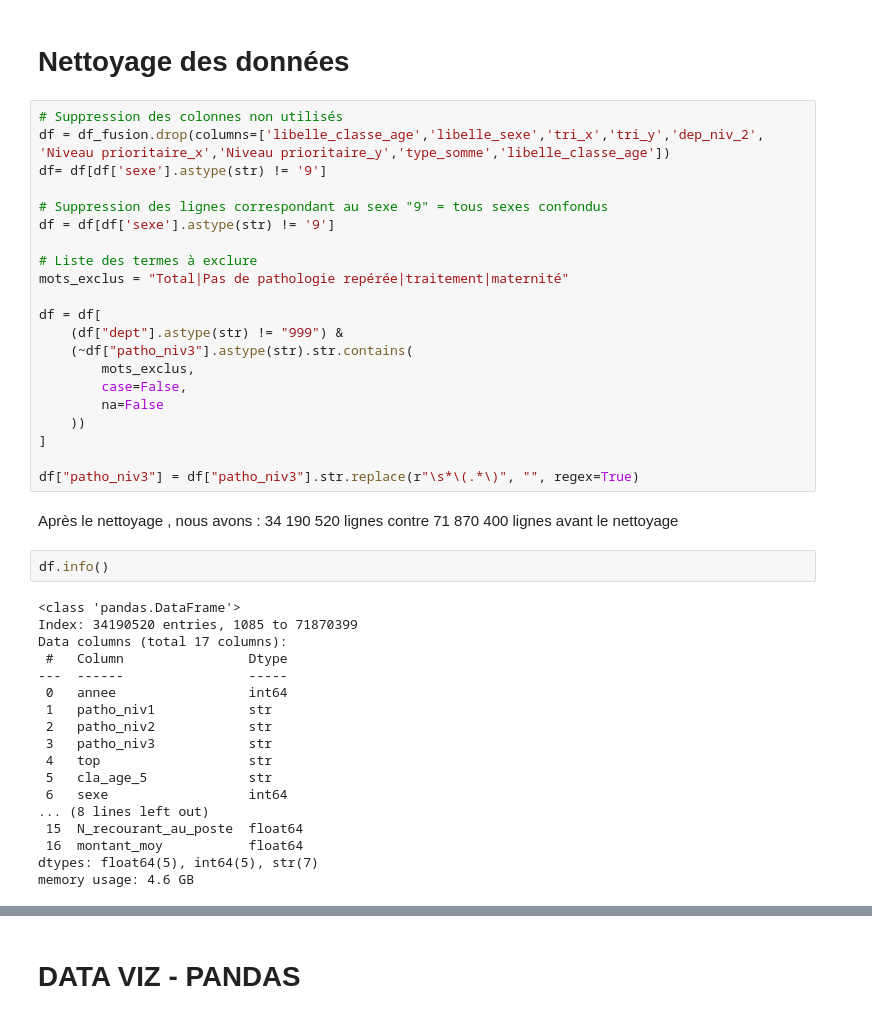
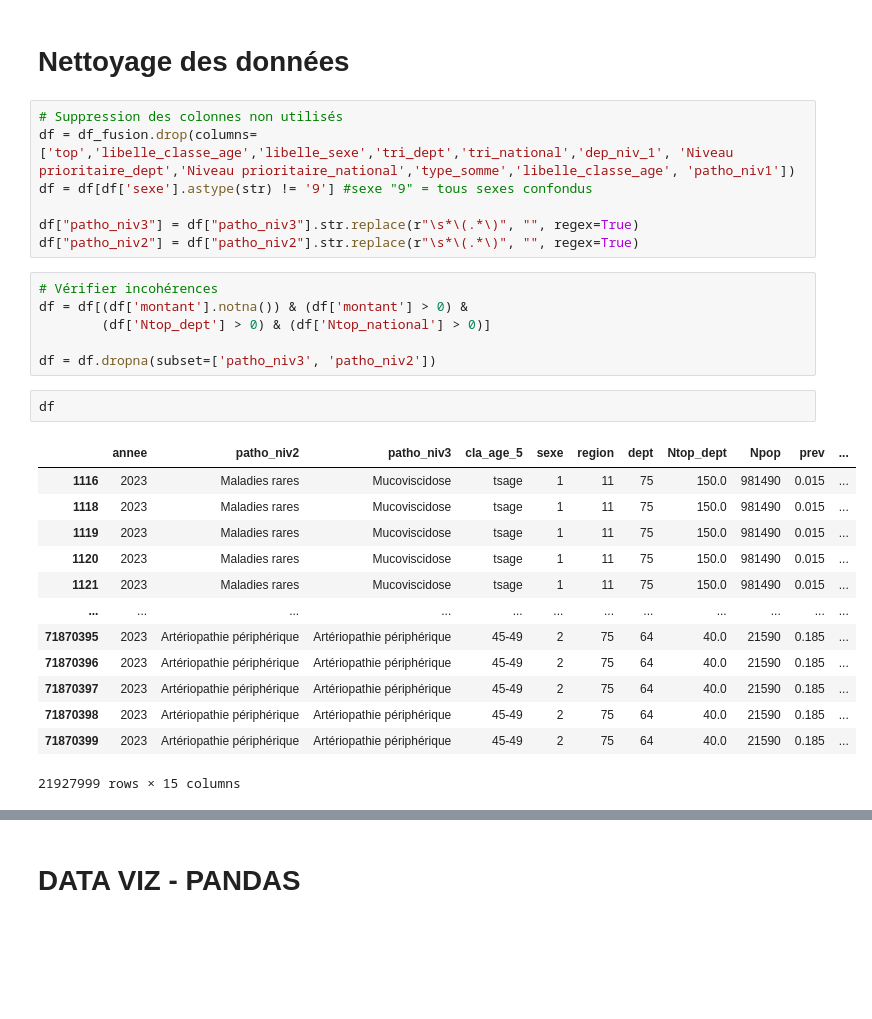
Before and after one commit to AissataProo/PROJET_MEYTE, a Jupyter notebook: notebooks/notebook.ipynb, the cells around one changed output, grey strips where cells are left out. Drawn from its saved outputs; the diff is of its cells as text; blank space fills up the shorter version.

```diff
--- a/notebooks/notebook.ipynb
+++ b/notebooks/notebook.ipynb
@@ -73,44 +75,30 @@ Index(['annee', 'patho_niv1', 'patho_niv2', 'patho_niv3', 'top', 'cla_age_5',
 # Nettoyage des données
 # %%
 # Suppression des colonnes non utilisés
-df = df_fusion.drop(columns=['libelle_classe_age','libelle_sexe','tri_x','tri_y','dep_niv_2', 'Niveau prioritaire_x','Niveau prioritaire_y','type_somme','libelle_classe_age'])
-df= df[df['sexe'].astype(str) != '9']
-
-# Suppression des lignes correspondant au sexe "9" = tous sexes confondus
-df = df[df['sexe'].astype(str) != '9']
-
-# Liste des termes à exclure
-mots_exclus = "Total|Pas de pathologie repérée|traitement|maternité"
-
-df = df[
-    (df["dept"].astype(str) != "999") &
-    (~df["patho_niv3"].astype(str).str.contains(
-        mots_exclus,
-        case=False,
-        na=False
-    ))
-]
+df = df_fusion.drop(columns=['top','libelle_classe_age','libelle_sexe','tri_dept','tri_national','dep_niv_1', 'Niveau prioritaire_dept','Niveau prioritaire_national','type_somme','libelle_classe_age', 'patho_niv1'])
+df = df[df['sexe'].astype(str) != '9'] #sexe "9" = tous sexes confondus
 
 df["patho_niv3"] = df["patho_niv3"].str.replace(r"\s*\(.*\)", "", regex=True)
+df["patho_niv2"] = df["patho_niv2"].str.replace(r"\s*\(.*\)", "", regex=True)
-# %% [markdown]
-Après le nettoyage , nous avons  : 34 190 520 lignes contre 71 870 400 lignes avant le nettoyage
-# %%
-df.info()
-# %% [output]
-<class 'pandas.DataFrame'>
-Index: 34190520 entries, 1085 to 71870399
-Data columns (total 17 columns):
- #   Column                Dtype
----  ------                -----
- 0   annee                 int64
- 1   patho_niv1            str
- 2   patho_niv2            str
- 3   patho_niv3            str
- 4   top                   str
- 5   cla_age_5             str
- 6   sexe                  int64
-... (8 lines left out)
- 15  N_recourant_au_poste  float64
- 16  montant_moy           float64
-dtypes: float64(5), int64(5), str(7)
-memory usage: 4.6 GB
+# %%
+# Vérifier incohérences
+df = df[(df['montant'].notna()) & (df['montant'] > 0) &
+        (df['Ntop_dept'] > 0) & (df['Ntop_national'] > 0)]
+
+df = df.dropna(subset=['patho_niv3', 'patho_niv2'])
+# %%
+df
+# %% [output]
+|  | annee | patho_niv2 | patho_niv3 | cla_age_5 | sexe | region | dept | Ntop_dept | Npop | prev | ... |
+| 1116 | 2023 | Maladies rares | Mucoviscidose | tsage | 1 | 11 | 75 | 150.0 | 981490 | 0.015 | ... |
+| 1118 | 2023 | Maladies rares | Mucoviscidose | tsage | 1 | 11 | 75 | 150.0 | 981490 | 0.015 | ... |
+| 1119 | 2023 | Maladies rares | Mucoviscidose | tsage | 1 | 11 | 75 | 150.0 | 981490 | 0.015 | ... |
+| 1120 | 2023 | Maladies rares | Mucoviscidose | tsage | 1 | 11 | 75 | 150.0 | 981490 | 0.015 | ... |
+| 1121 | 2023 | Maladies rares | Mucoviscidose | tsage | 1 | 11 | 75 | 150.0 | 981490 | 0.015 | ... |
+| ... | ... | ... | ... | ... | ... | ... | ... | ... | ... | ... | ... |
+| 71870395 | 2023 | Artériopathie périphérique | Artériopathie périphérique | 45-49 | 2 | 75 | 64 | 40.0 | 21590 | 0.185 | ... |
+| 71870396 | 2023 | Artériopathie périphérique | Artériopathie périphérique | 45-49 | 2 | 75 | 64 | 40.0 | 21590 | 0.185 | ... |
+| 71870397 | 2023 | Artériopathie périphérique | Artériopathie périphérique | 45-49 | 2 | 75 | 64 | 40.0 | 21590 | 0.185 | ... |
+| 71870398 | 2023 | Artériopathie périphérique | Artériopathie périphérique | 45-49 | 2 | 75 | 64 | 40.0 | 21590 | 0.185 | ... |
+| 71870399 | 2023 | Artériopathie périphérique | Artériopathie périphérique | 45-49 | 2 | 75 | 64 | 40.0 | 21590 | 0.185 | ... |
+21927999 rows × 15 columns
```
Also changed, not shown: parts of 6 cells of this notebook.
